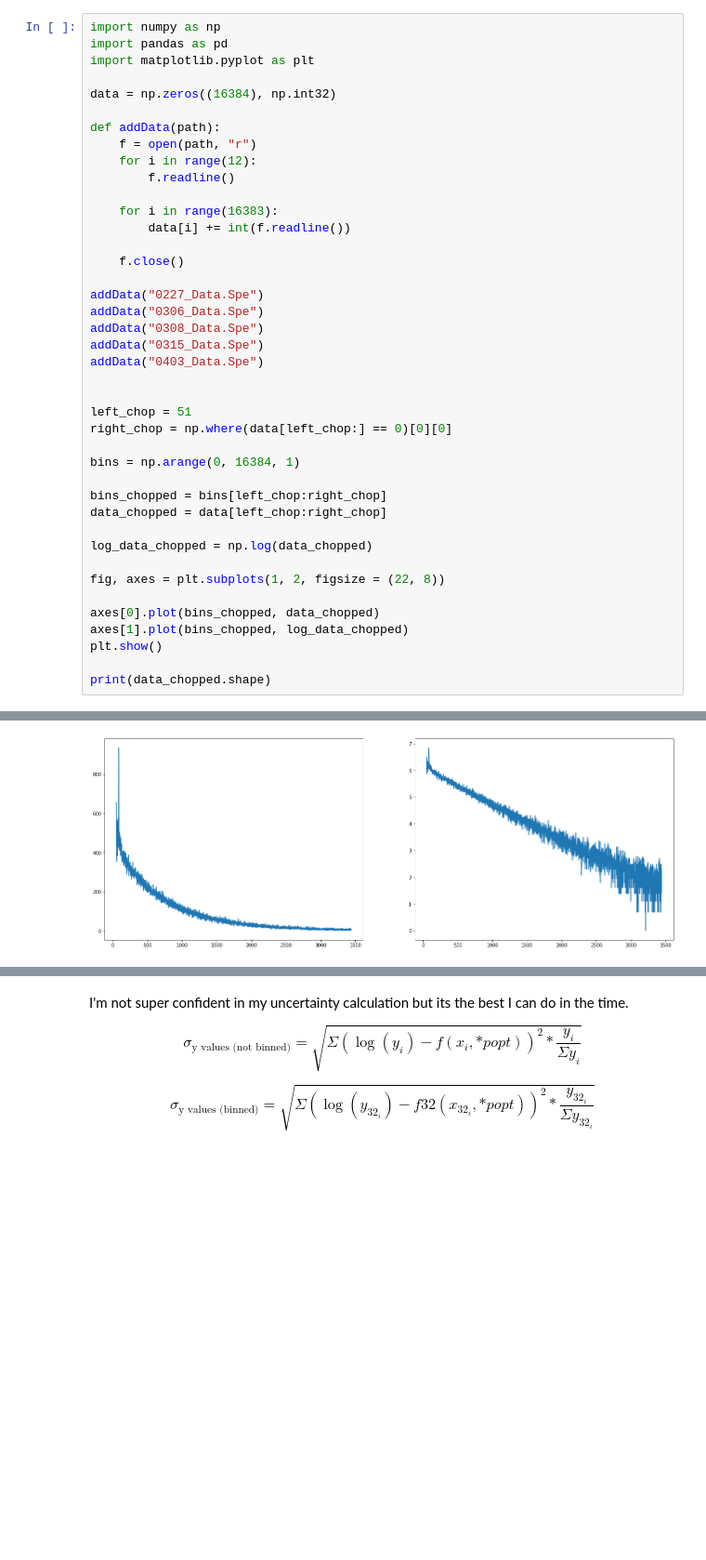
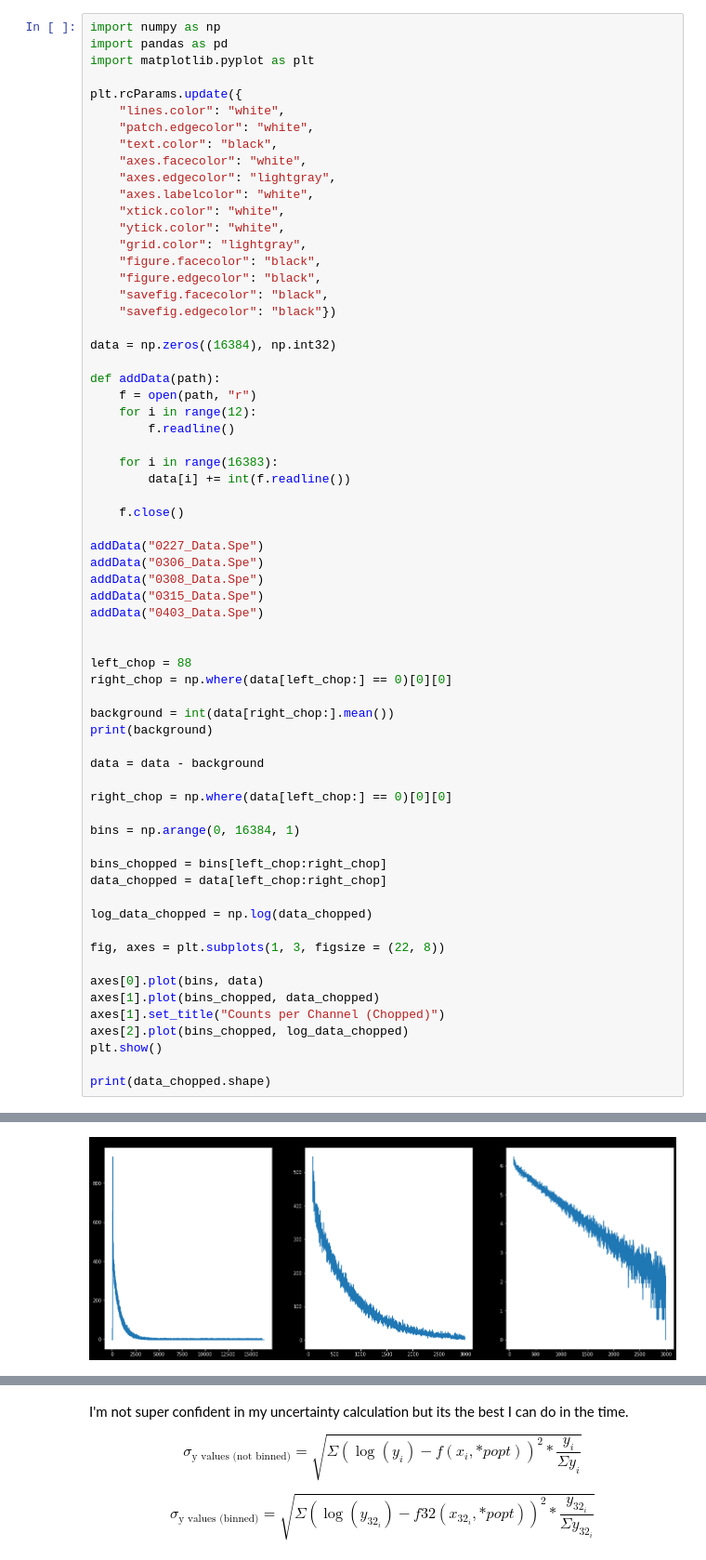
Before and after one commit to austinyu/muon-lifetime, a Jupyter notebook: Muon LifeTime Data.ipynb, the cells around one changed output, grey strips where cells are left out. Shown at 93% size. Saved outputs shown, nothing was run; the diff lists cells and outputs as text; blank space fills up the shorter version.

```diff
--- a/Muon LifeTime Data.ipynb
+++ b/Muon LifeTime Data.ipynb
@@ -2,6 +2,21 @@
 import numpy as np
 import pandas as pd
 import matplotlib.pyplot as plt
+
+plt.rcParams.update({
+    "lines.color": "white",
+    "patch.edgecolor": "white",
+    "text.color": "black",
+    "axes.facecolor": "white",
+    "axes.edgecolor": "lightgray",
+    "axes.labelcolor": "white",
+    "xtick.color": "white",
+    "ytick.color": "white",
+    "grid.color": "lightgray",
+    "figure.facecolor": "black",
+    "figure.edgecolor": "black",
+    "savefig.facecolor": "black",
+    "savefig.edgecolor": "black"})
 
 data = np.zeros((16384), np.int32)
 
@@ -22,7 +37,14 @@ addData("0315_Data.Spe")
 addData("0403_Data.Spe")
 
 
-left_chop = 51
+left_chop = 88
+right_chop = np.where(data[left_chop:] == 0)[0][0]
+
+background = int(data[right_chop:].mean())
+print(background)
+
+data = data - background
+
 right_chop = np.where(data[left_chop:] == 0)[0][0]
 
 bins = np.arange(0, 16384, 1)
@@ -32,10 +54,12 @@ data_chopped = data[left_chop:right_chop]
 
 log_data_chopped = np.log(data_chopped)
 
-fig, axes = plt.subplots(1, 2, figsize = (22, 8))
+fig, axes = plt.subplots(1, 3, figsize = (22, 8))
 
-axes[0].plot(bins_chopped, data_chopped)
-axes[1].plot(bins_chopped, log_data_chopped)
+axes[0].plot(bins, data)
+axes[1].plot(bins_chopped, data_chopped)
+axes[1].set_title("Counts per Channel (Chopped)")
+axes[2].plot(bins_chopped, log_data_chopped)
 plt.show()
 
 print(data_chopped.shape)
@@ -43 +68 @@ print(data_chopped.shape)
-[figure, old version]
+[figure, new version]
```
Also changed, not shown: parts of 5 cells of this notebook.
